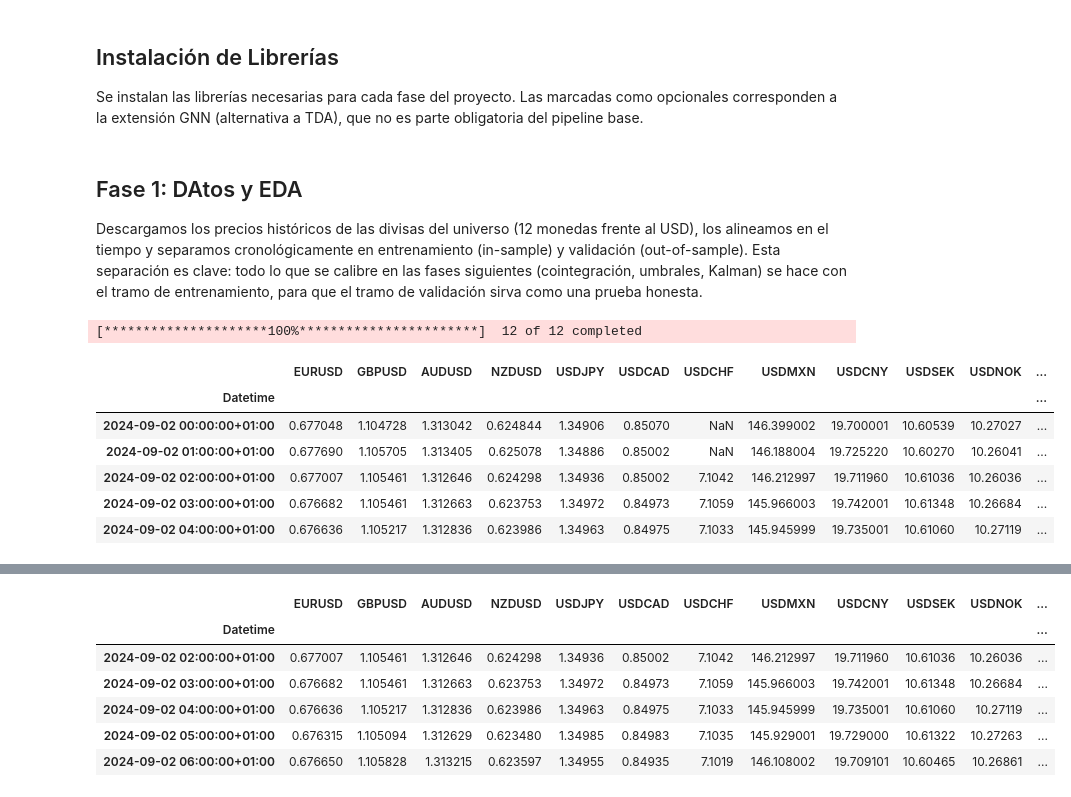
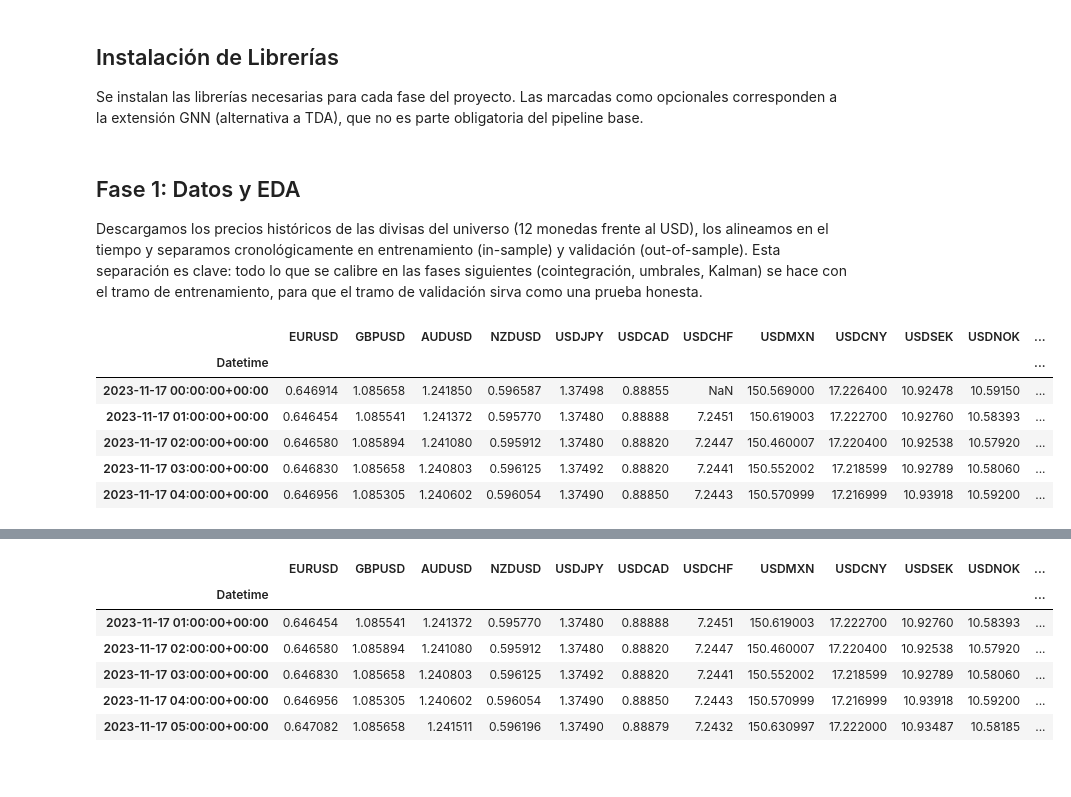
Before and after one commit to SamuOropeza/Investigacion_PCNM, a Jupyter notebook: main.ipynb, the cells around one changed output, grey strips where cells are left out. Drawn from its saved outputs; the diff is of its cells as text; code cells hidden in the pictures.

Commit message:
Fase 1 y 2

```diff
--- a/main.ipynb
+++ b/main.ipynb
@@ -37,5 +38,5 @@ Se instalan las librerías necesarias para cada fase del proyecto. Las marcadas
 # %% [markdown]
-## Fase 1: DAtos y EDA
+## Fase 1: Datos y EDA
 
 Descargamos los precios históricos de las divisas del universo (12 monedas frente al USD), los alineamos en el tiempo y separamos cronológicamente en entrenamiento (in-sample) y validación (out-of-sample). Esta separación es clave: todo lo que se calibre en las fases siguientes (cointegración, umbrales, Kalman) se hace con el tramo de entrenamiento, para que el tramo de validación sirva como una prueba honesta.
 # %%
@@ -64,31 +65,26 @@ tickers = {
 }
 # %%
 # yfinance limita los intervalos de 60m a los últimos ~730 días
-end_date = datetime.today()
-start_date = end_date - timedelta(days=729)
-
 raw_data = yf.download(
     list(tickers.values()),
-    start=start_date.strftime('%Y-%m-%d'),
-    end=end_date.strftime('%Y-%m-%d'),
-    interval='60m'
+    period='729d',
+    interval='60m',
+    progress=False
 )['Close']
 
 raw_data.columns = tickers.keys()
 raw_data.head()
 # %% [output]
-[*********************100%***********************]  12 of 12 completed
 |  | EURUSD | GBPUSD | AUDUSD | NZDUSD | USDJPY | USDCAD | USDCHF | USDMXN | USDCNY | USDSEK | USDNOK | ... |
 | Datetime |  |  |  |  |  |  |  |  |  |  |  | ... |
-| 2024-09-02 00:00:00+01:00 | 0.677048 | 1.104728 | 1.313042 | 0.624844 | 1.34906 | 0.85070 | NaN | 146.399002 | 19.700001 | 10.60539 | 10.27027 | ... |
-| 2024-09-02 01:00:00+01:00 | 0.677690 | 1.105705 | 1.313405 | 0.625078 | 1.34886 | 0.85002 | NaN | 146.188004 | 19.725220 | 10.60270 | 10.26041 | ... |
-| 2024-09-02 02:00:00+01:00 | 0.677007 | 1.105461 | 1.312646 | 0.624298 | 1.34936 | 0.85002 | 7.1042 | 146.212997 | 19.711960 | 10.61036 | 10.26036 | ... |
-| 2024-09-02 03:00:00+01:00 | 0.676682 | 1.105461 | 1.312663 | 0.623753 | 1.34972 | 0.84973 | 7.1059 | 145.966003 | 19.742001 | 10.61348 | 10.26684 | ... |
-| 2024-09-02 04:00:00+01:00 | 0.676636 | 1.105217 | 1.312836 | 0.623986 | 1.34963 | 0.84975 | 7.1033 | 145.945999 | 19.735001 | 10.61060 | 10.27119 | ... |
+| 2023-11-17 00:00:00+00:00 | 0.646914 | 1.085658 | 1.241850 | 0.596587 | 1.37498 | 0.88855 | NaN | 150.569000 | 17.226400 | 10.92478 | 10.59150 | ... |
+| 2023-11-17 01:00:00+00:00 | 0.646454 | 1.085541 | 1.241372 | 0.595770 | 1.37480 | 0.88888 | 7.2451 | 150.619003 | 17.222700 | 10.92760 | 10.58393 | ... |
+| 2023-11-17 02:00:00+00:00 | 0.646580 | 1.085894 | 1.241080 | 0.595912 | 1.37480 | 0.88820 | 7.2447 | 150.460007 | 17.220400 | 10.92538 | 10.57920 | ... |
+| 2023-11-17 03:00:00+00:00 | 0.646830 | 1.085658 | 1.240803 | 0.596125 | 1.37492 | 0.88820 | 7.2441 | 150.552002 | 17.218599 | 10.92789 | 10.58060 | ... |
+| 2023-11-17 04:00:00+00:00 | 0.646956 | 1.085305 | 1.240602 | 0.596054 | 1.37490 | 0.88850 | 7.2443 | 150.570999 | 17.216999 | 10.93918 | 10.59200 | ... |
 # %%
 # Forex opera 24/5; puede haber pequeños huecos entre calendarios de distintos pares.
-data = raw_data.copy()
-data = data.ffill().dropna()
+data = raw_data.copy().ffill().dropna()
 
 print(f"Rango de fechas: {data.index.min()} a {data.index.max()}")
 print(f"Número de observaciones: {len(data)}")
@@ -99,10 +95,10 @@ Número de observaciones: 12411
 |  | EURUSD | GBPUSD | AUDUSD | NZDUSD | USDJPY | USDCAD | USDCHF | USDMXN | USDCNY | USDSEK | USDNOK | ... |
 | Datetime |  |  |  |  |  |  |  |  |  |  |  | ... |
-| 2024-09-02 02:00:00+01:00 | 0.677007 | 1.105461 | 1.312646 | 0.624298 | 1.34936 | 0.85002 | 7.1042 | 146.212997 | 19.711960 | 10.61036 | 10.26036 | ... |
-| 2024-09-02 03:00:00+01:00 | 0.676682 | 1.105461 | 1.312663 | 0.623753 | 1.34972 | 0.84973 | 7.1059 | 145.966003 | 19.742001 | 10.61348 | 10.26684 | ... |
-| 2024-09-02 04:00:00+01:00 | 0.676636 | 1.105217 | 1.312836 | 0.623986 | 1.34963 | 0.84975 | 7.1033 | 145.945999 | 19.735001 | 10.61060 | 10.27119 | ... |
-| 2024-09-02 05:00:00+01:00 | 0.676315 | 1.105094 | 1.312629 | 0.623480 | 1.34985 | 0.84983 | 7.1035 | 145.929001 | 19.729000 | 10.61322 | 10.27263 | ... |
-| 2024-09-02 06:00:00+01:00 | 0.676650 | 1.105828 | 1.313215 | 0.623597 | 1.34955 | 0.84935 | 7.1019 | 146.108002 | 19.709101 | 10.60465 | 10.26861 | ... |
+| 2023-11-17 01:00:00+00:00 | 0.646454 | 1.085541 | 1.241372 | 0.595770 | 1.37480 | 0.88888 | 7.2451 | 150.619003 | 17.222700 | 10.92760 | 10.58393 | ... |
+| 2023-11-17 02:00:00+00:00 | 0.646580 | 1.085894 | 1.241080 | 0.595912 | 1.37480 | 0.88820 | 7.2447 | 150.460007 | 17.220400 | 10.92538 | 10.57920 | ... |
+| 2023-11-17 03:00:00+00:00 | 0.646830 | 1.085658 | 1.240803 | 0.596125 | 1.37492 | 0.88820 | 7.2441 | 150.552002 | 17.218599 | 10.92789 | 10.58060 | ... |
+| 2023-11-17 04:00:00+00:00 | 0.646956 | 1.085305 | 1.240602 | 0.596054 | 1.37490 | 0.88850 | 7.2443 | 150.570999 | 17.216999 | 10.93918 | 10.59200 | ... |
+| 2023-11-17 05:00:00+00:00 | 0.647082 | 1.085658 | 1.241511 | 0.596196 | 1.37490 | 0.88879 | 7.2432 | 150.630997 | 17.222000 | 10.93487 | 10.58185 | ... |
 # %%
 data.plot(subplots=True, figsize=(12, 18), title=list(data.columns), legend=False)
 plt.tight_layout()
```
Also changed, not shown: parts of 11 cells of this notebook, 1 other file.
